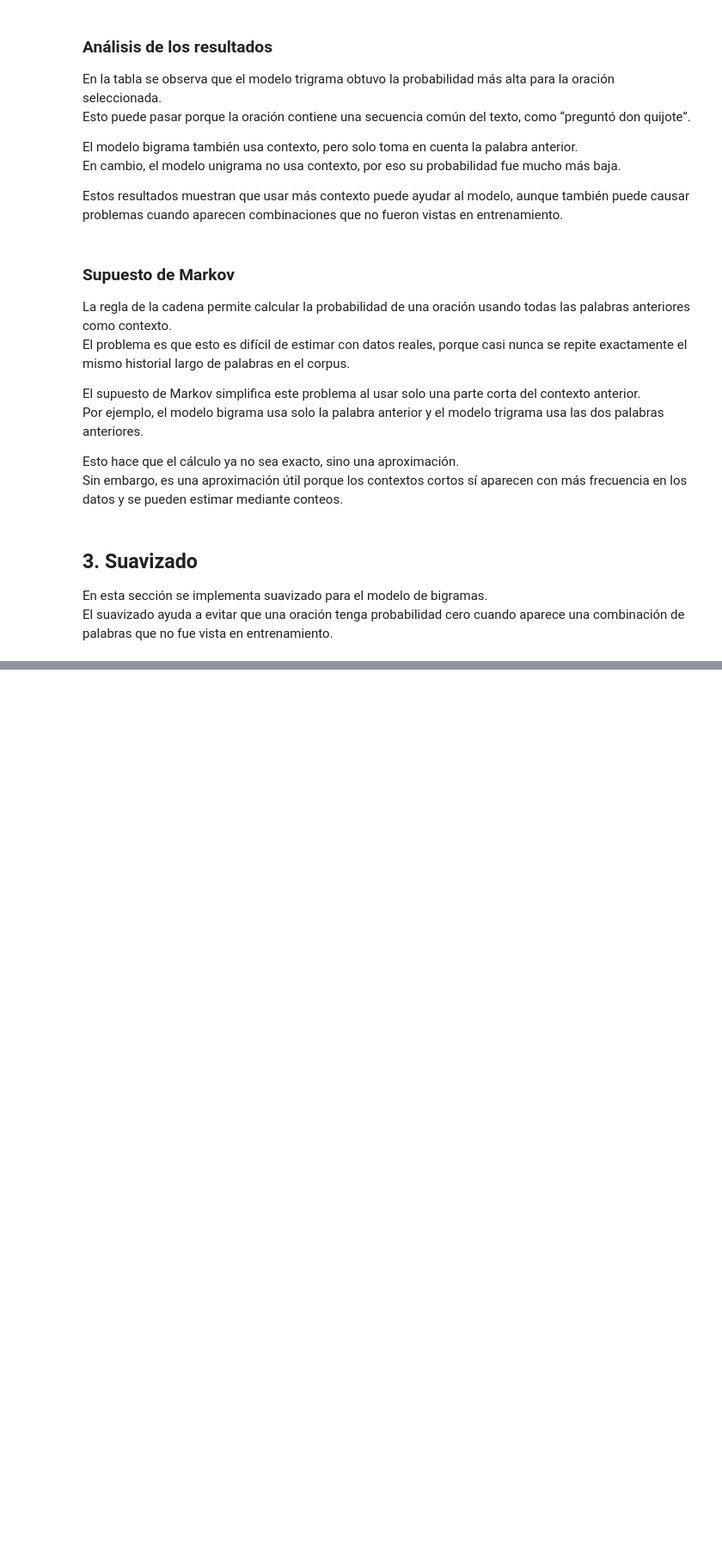
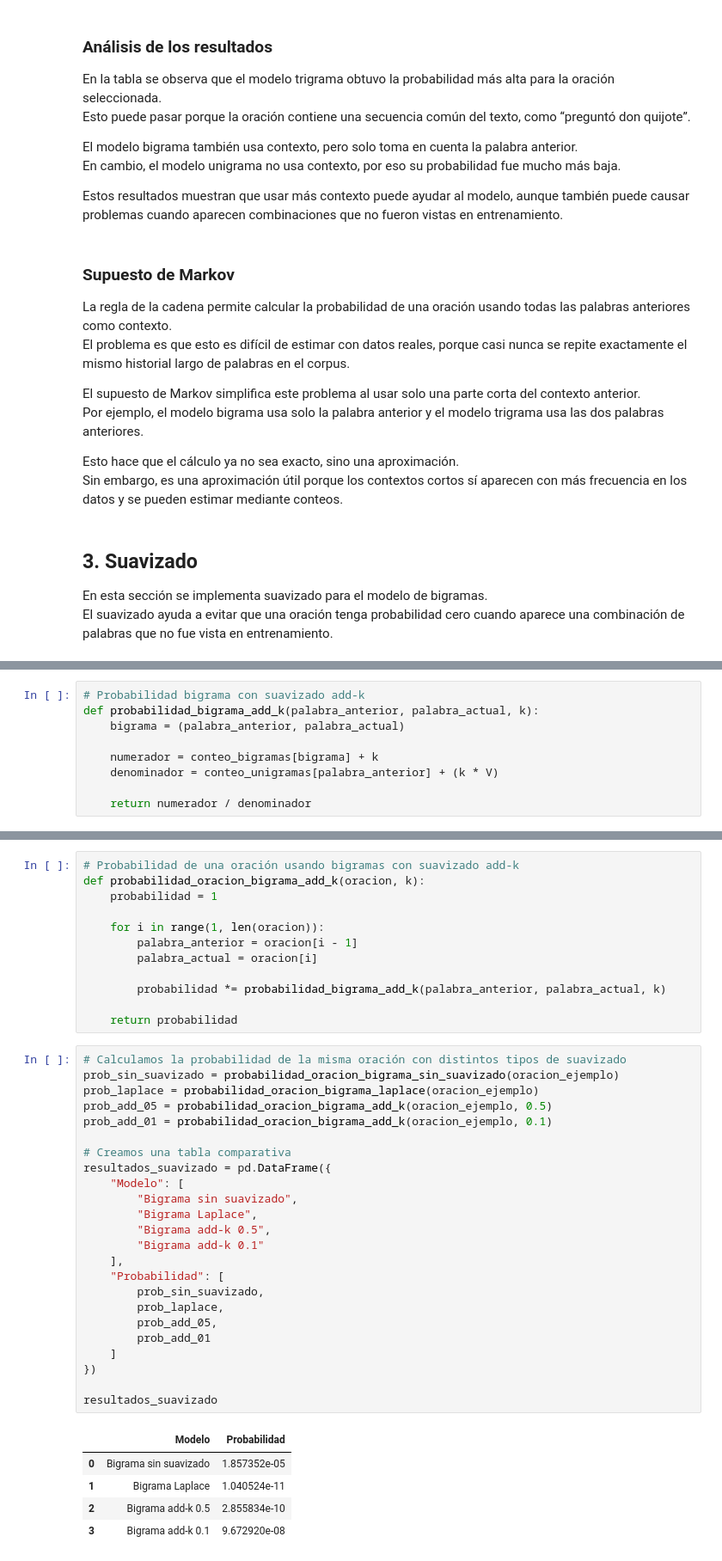
Before and after one commit to Cynthiss/NLP, a Jupyter notebook: Lab_5/Lab_5.ipynb, the cells around one changed output, grey strips where cells are left out. Shown at 86% size. Saved outputs shown, nothing was run; the diff lists cells and outputs as text; blank space fills up the shorter version.

```diff
--- a/Lab_5/Lab_5.ipynb
+++ b/Lab_5/Lab_5.ipynb
@@ -528,0 +566,9 @@ El suavizado ayuda a evitar que una oración tenga probabilidad cero cuando apar
+# %%
+# Probabilidad bigrama con suavizado add-k
+def probabilidad_bigrama_add_k(palabra_anterior, palabra_actual, k):
+    bigrama = (palabra_anterior, palabra_actual)
+
+    numerador = conteo_bigramas[bigrama] + k
+    denominador = conteo_unigramas[palabra_anterior] + (k * V)
+
+    return numerador / denominador
@@ -528,0 +639,42 @@ El suavizado ayuda a evitar que una oración tenga probabilidad cero cuando apar
+# %%
+# Probabilidad de una oración usando bigramas con suavizado add-k
+def probabilidad_oracion_bigrama_add_k(oracion, k):
+    probabilidad = 1
+
+    for i in range(1, len(oracion)):
+        palabra_anterior = oracion[i - 1]
+        palabra_actual = oracion[i]
+
+        probabilidad *= probabilidad_bigrama_add_k(palabra_anterior, palabra_actual, k)
+
+    return probabilidad
+# %%
+# Calculamos la probabilidad de la misma oración con distintos tipos de suavizado
+prob_sin_suavizado = probabilidad_oracion_bigrama_sin_suavizado(oracion_ejemplo)
+prob_laplace = probabilidad_oracion_bigrama_laplace(oracion_ejemplo)
+prob_add_05 = probabilidad_oracion_bigrama_add_k(oracion_ejemplo, 0.5)
+prob_add_01 = probabilidad_oracion_bigrama_add_k(oracion_ejemplo, 0.1)
+
+# Creamos una tabla comparativa
+resultados_suavizado = pd.DataFrame({
+    "Modelo": [
+        "Bigrama sin suavizado",
+        "Bigrama Laplace",
+        "Bigrama add-k 0.5",
+        "Bigrama add-k 0.1"
+    ],
+    "Probabilidad": [
+        prob_sin_suavizado,
+        prob_laplace,
+        prob_add_05,
+        prob_add_01
+    ]
+})
+
+resultados_suavizado
+# %% [output]
+|  | Modelo | Probabilidad |
+| 0 | Bigrama sin suavizado | 1.857352e-05 |
+| 1 | Bigrama Laplace | 1.040524e-11 |
+| 2 | Bigrama add-k 0.5 | 2.855834e-10 |
+| 3 | Bigrama add-k 0.1 | 9.672920e-08 |
```
Also changed, not shown: parts of 11 cells of this notebook.
